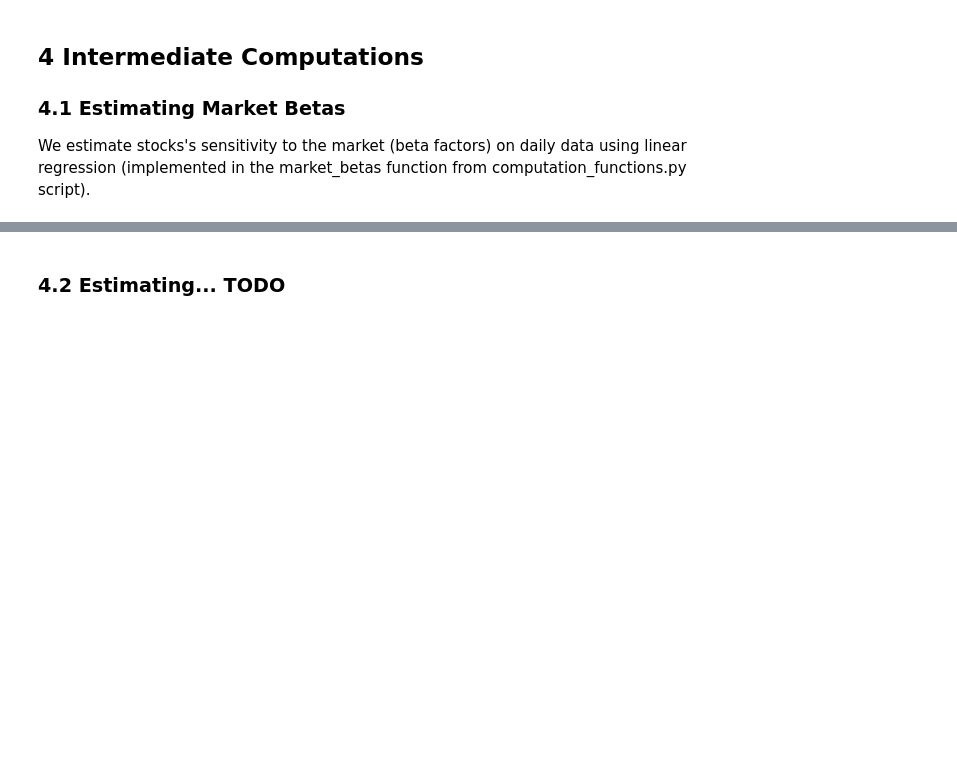
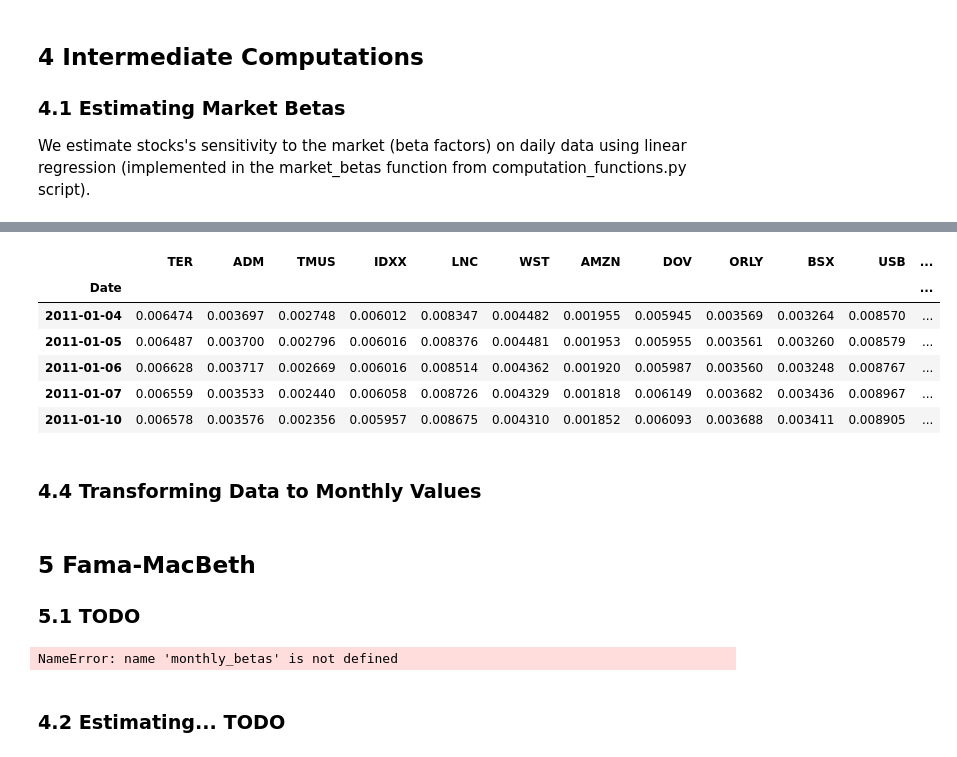
Before and after one commit to tigerbroko/Nova-SBE-Introduction-to-Programming, a Jupyter notebook: Intro-to-Programming-Project.ipynb, the cells around one changed output, grey strips where cells are left out. Saved outputs shown, nothing was run; the diff lists cells and outputs as text; code cells hidden in the pictures; blank space fills up the shorter version.

Commit message:
all betas done

```diff
--- a/Intro-to-Programming-Project.ipynb
+++ b/Intro-to-Programming-Project.ipynb
@@ -395,0 +256,4 @@ SyntaxError: invalid syntax (955619637.py, line 1)
+# %%
+str_betas = cf.str_betas(excess_returns, reversal)
+str_betas.head()
+# %% [output]
@@ -395,0 +261,9 @@ SyntaxError: invalid syntax (955619637.py, line 1)
+|  | TER | ADM | TMUS | IDXX | LNC | WST | AMZN | DOV | ORLY | BSX | USB | ... |
+| Date |  |  |  |  |  |  |  |  |  |  |  | ... |
+| 2011-01-04 | 0.006474 | 0.003697 | 0.002748 | 0.006012 | 0.008347 | 0.004482 | 0.001955 | 0.005945 | 0.003569 | 0.003264 | 0.008570 | ... |
+| 2011-01-05 | 0.006487 | 0.003700 | 0.002796 | 0.006016 | 0.008376 | 0.004481 | 0.001953 | 0.005955 | 0.003561 | 0.003260 | 0.008579 | ... |
+| 2011-01-06 | 0.006628 | 0.003717 | 0.002669 | 0.006016 | 0.008514 | 0.004362 | 0.001920 | 0.005987 | 0.003560 | 0.003248 | 0.008767 | ... |
+| 2011-01-07 | 0.006559 | 0.003533 | 0.002440 | 0.006058 | 0.008726 | 0.004329 | 0.001818 | 0.006149 | 0.003682 | 0.003436 | 0.008967 | ... |
+| 2011-01-10 | 0.006578 | 0.003576 | 0.002356 | 0.005957 | 0.008675 | 0.004310 | 0.001852 | 0.006093 | 0.003688 | 0.003411 | 0.008905 | ... |
+# %% [markdown]
+### 4.4 Transforming Data to Monthly Values
@@ -395,0 +285,37 @@ SyntaxError: invalid syntax (955619637.py, line 1)
+# %% [markdown]
+## 5 Fama-MacBeth
+### 5.1 TODO
+# %%
+monthly_returns_index = monthly_returns.index.copy() # saving the index
+
+monthly_returns.reset_index(inplace=True)
+monthly_mkt_betas.reset_index(inplace=True)
+monthly_size_betas.reset_index(inplace=True)
+monthly_str_betas.reset_index(inplace=True)
+
+monthly_returns.drop(['Date'], axis=1, inplace=True)
+monthly_mkt_betas.drop(['Date'], axis=1, inplace=True)
+monthly_size_betas.drop(['Date'], axis=1, inplace=True)
+monthly_str_betas.drop(['Date'], axis=1, inplace=True)
+
+gammas = monthly_returns.copy()
+gammas.loc[:] = np.nan
+
+for row in range(len(monthly_returns.index)):
+    y = monthly_returns.iloc[row, :].values.reshape(-1, 1)
+    x = monthly_mkt_betas.iloc[row, :].values.reshape(-1, 1)
+    model = LinearRegression(fit_intercept=False).fit(x, y)
+    gammas.iloc[row, 0] = model.coef_
+
+gammas.set_index(monthly_returns_index, inplace=True)
+gammas = gammas.iloc[:, 0]
+gammas.columns = ['mkt', ]
+
+monthly_returns.set_index(monthly_returns_index, inplace=True)
+monthly_mkt_betas.set_index(monthly_returns_index, inplace=True)
+monthly_size_betas.set_index(monthly_returns_index, inplace=True)
+monthly_str_betas.set_index(monthly_returns_index, inplace=True)
+
+gammas
+# %% [output]
+NameError: name 'monthly_betas' is not defined
```
Also changed, not shown: parts of 31 cells of this notebook, 21 other files.
